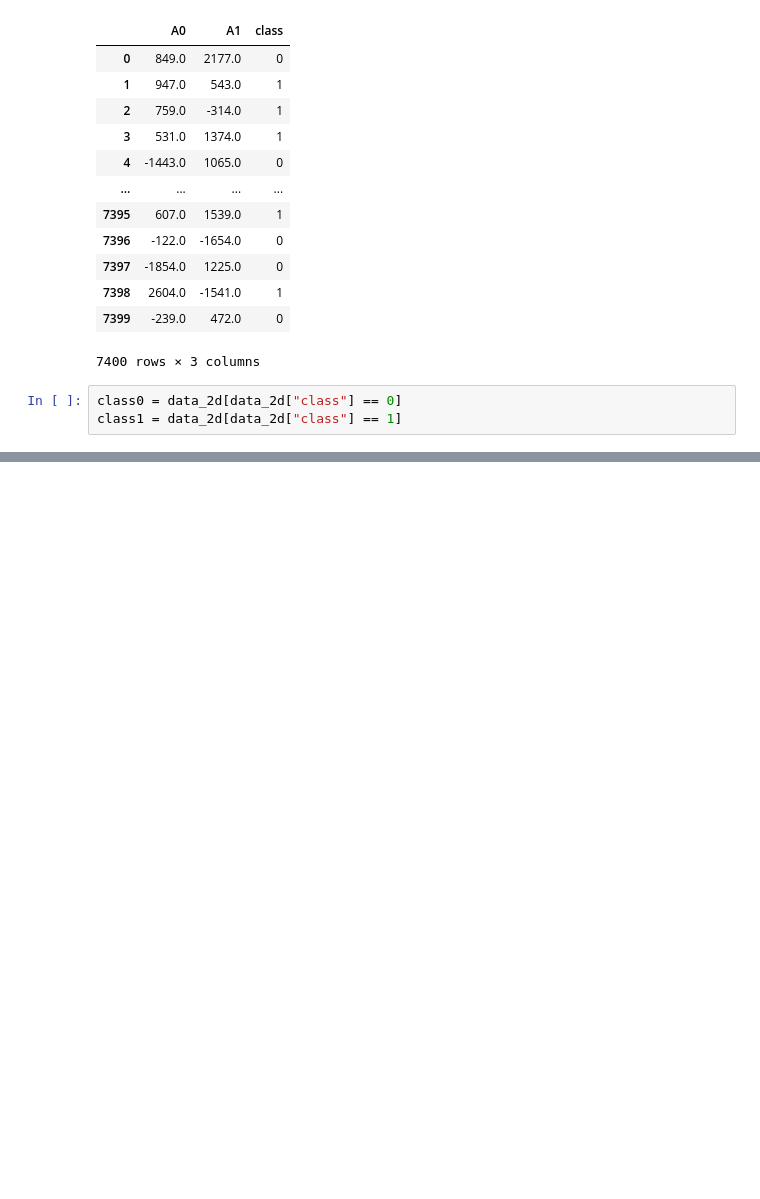
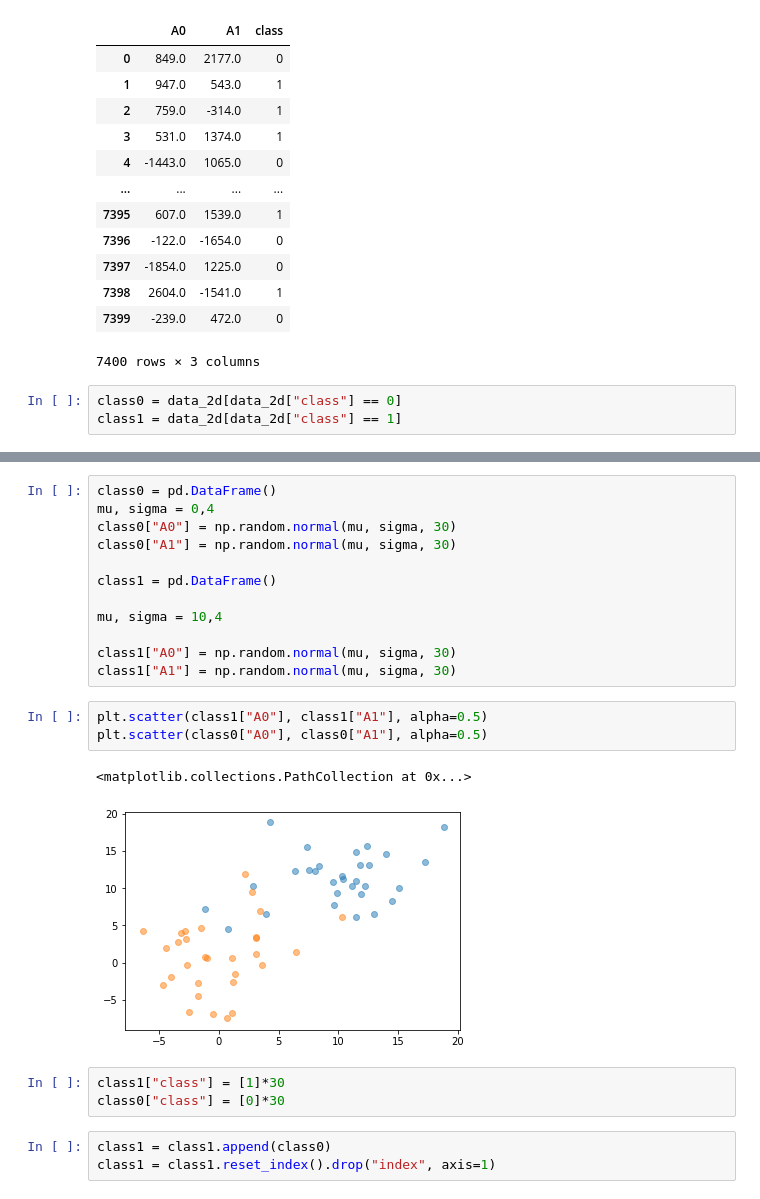
Before and after one commit to Deeep12345/Entropy_utility_measure, a Jupyter notebook: code/results/ring_mondrian/visualize_2D.ipynb, the cells around one changed output, grey strips where cells are left out. Drawn from its saved outputs; the diff is of its cells as text; blank space fills up the shorter version.

```diff
--- a/code/results/ring_mondrian/visualize_2D.ipynb
+++ b/code/results/ring_mondrian/visualize_2D.ipynb
@@ -53,0 +78,24 @@ plt.scatter(class1["A0"], class1["A1"])
+# %%
+class0 = pd.DataFrame()
+mu, sigma = 0,4
+class0["A0"] = np.random.normal(mu, sigma, 30)
+class0["A1"] = np.random.normal(mu, sigma, 30)
+
+class1 = pd.DataFrame()
+
+mu, sigma = 10,4
+
+class1["A0"] = np.random.normal(mu, sigma, 30)
+class1["A1"] = np.random.normal(mu, sigma, 30)
+# %%
+plt.scatter(class1["A0"], class1["A1"], alpha=0.5)
+plt.scatter(class0["A0"], class0["A1"], alpha=0.5)
+# %% [output]
+<matplotlib.collections.PathCollection at 0x...>
+[figure, added]
+# %%
+class1["class"] = [1]*30
+class0["class"] = [0]*30
+# %%
+class1 = class1.append(class0)
+class1 = class1.reset_index().drop("index", axis=1)
```
Also changed, not shown: parts of 6 cells of this notebook, 1 other file.
